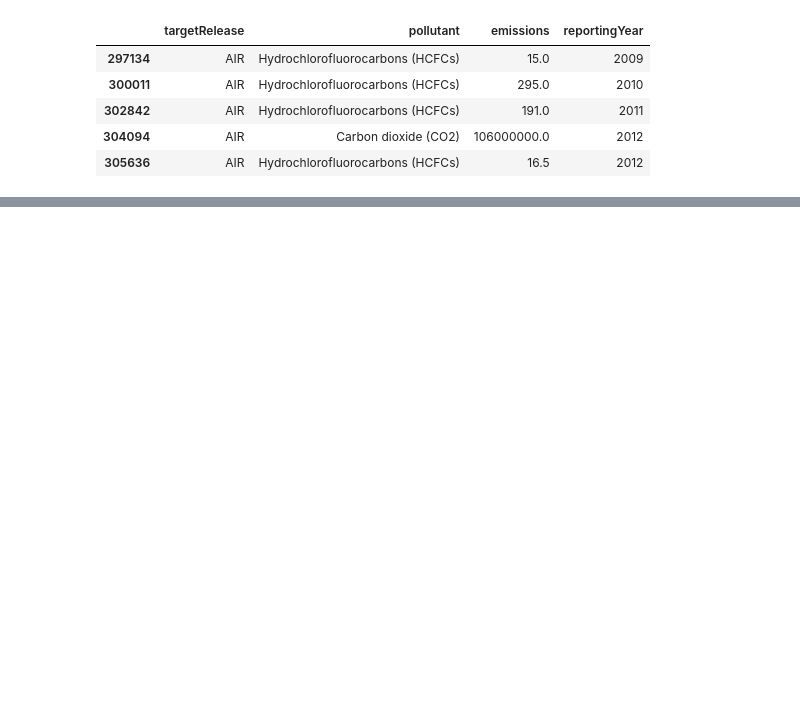
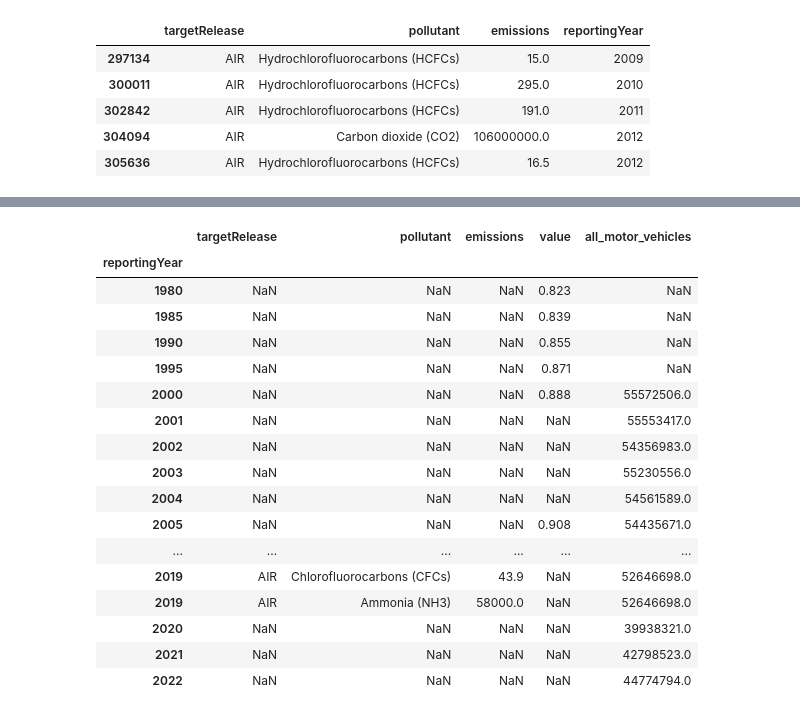
Before and after one commit to GuilhermeCasal/DataManagementFCD, a Jupyter notebook: env_analisys.ipynb, the cells around one changed output, grey strips where cells are left out. Saved outputs shown, nothing was run; the diff lists cells and outputs as text; code cells hidden in the pictures; blank space fills up the shorter version.

```diff
--- a/env_analisys.ipynb
+++ b/env_analisys.ipynb
@@ -79,0 +99,4 @@ data
+# %%
+#select relevant data
+data3 = data3.loc[:,["year","all_motor_vehicles"]]
+data3
@@ -79,0 +117,5 @@ data
+# %%
+#sum the number of total vehicles by year
+data3 = data3.groupby('year')['all_motor_vehicles'].sum().reset_index()
+data3 = data3.rename(columns={"year":"reportingYear"})
+data3
@@ -79,0 +140,4 @@ data
+# %%
+#first merge data1 and data2
+merged_df = data1.merge(data2, on="reportingYear", how="outer")
+merged_df
@@ -79,0 +162,25 @@ data
+# %%
+#last merge
+final_merged = merged_df.merge(data3, on="reportingYear", how="outer")
+final_merged.sort_values('reportingYear',inplace=True)
+final_merged.set_index("reportingYear", inplace=True)
+final_merged
+# %% [output]
+|  | targetRelease | pollutant | emissions | value | all_motor_vehicles |
+| reportingYear |  |  |  |  |  |
+| 1980 | NaN | NaN | NaN | 0.823 | NaN |
+| 1985 | NaN | NaN | NaN | 0.839 | NaN |
+| 1990 | NaN | NaN | NaN | 0.855 | NaN |
+| 1995 | NaN | NaN | NaN | 0.871 | NaN |
+| 2000 | NaN | NaN | NaN | 0.888 | 55572506.0 |
+| 2001 | NaN | NaN | NaN | NaN | 55553417.0 |
+| 2002 | NaN | NaN | NaN | NaN | 54356983.0 |
+| 2003 | NaN | NaN | NaN | NaN | 55230556.0 |
+| 2004 | NaN | NaN | NaN | NaN | 54561589.0 |
+| 2005 | NaN | NaN | NaN | 0.908 | 54435671.0 |
+| ... | ... | ... | ... | ... | ... |
+| 2019 | AIR | Chlorofluorocarbons (CFCs) | 43.9 | NaN | 52646698.0 |
+| 2019 | AIR | Ammonia (NH3) | 58000.0 | NaN | 52646698.0 |
+| 2020 | NaN | NaN | NaN | NaN | 39938321.0 |
+| 2021 | NaN | NaN | NaN | NaN | 42798523.0 |
+| 2022 | NaN | NaN | NaN | NaN | 44774794.0 |
```
Also changed, not shown: parts of 10 cells of this notebook, 6 other files.
